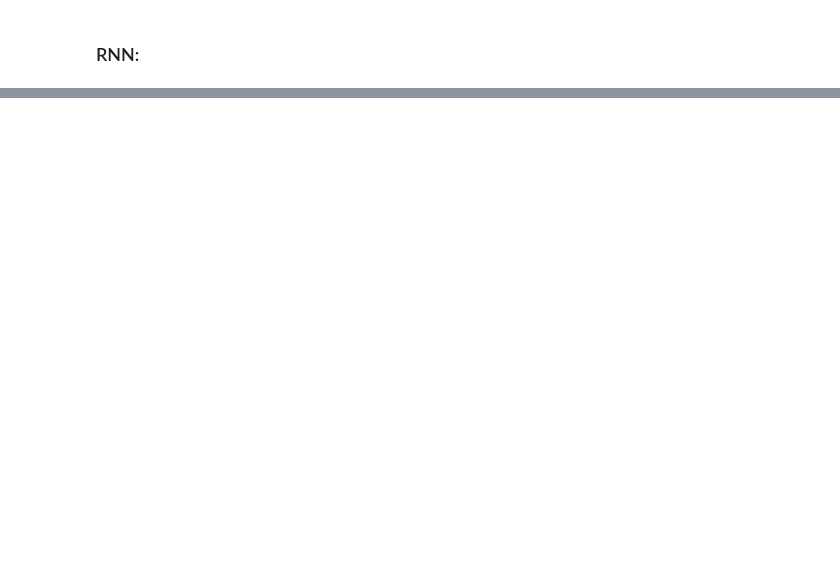
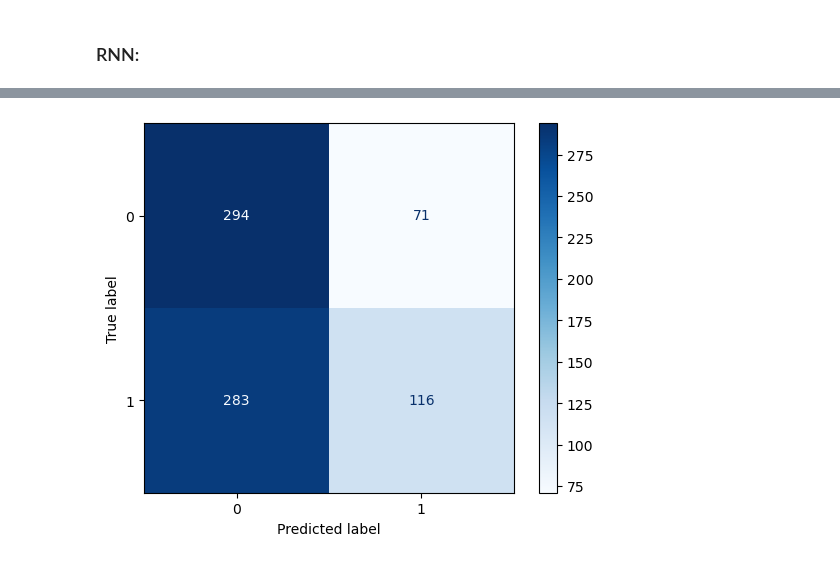
Before and after one commit to MasoodDastan/fomc, a Jupyter notebook: notebooks/07-Models.ipynb, the cells around one changed output, grey strips where cells are left out. Saved outputs shown, nothing was run; the diff lists cells and outputs as text; code cells hidden in the pictures; blank space fills up the shorter version.

```diff
--- a/notebooks/07-Models.ipynb
+++ b/notebooks/07-Models.ipynb
@@ -141,11 +90,0 @@ a, b = rnn_data_structure(training_set_scaled)
-# %%
-X_test = []
-y_test = []
-
-for i in range(9, len(test_set_scaled)):
-    X_test.append(test_set_scaled[i-9:i+1, :-1])
-    y_test.append(test_set_scaled[i, -1])
-X_test, y_test = np.array(X_test), np.array(y_test)
-
-# X_train = np.reshape(X_train, (X_train.shape[0], X_train.shape[1], 1))
-X_test.shape
@@ -238,0 +234,12 @@ weighted avg       0.27      0.52      0.36       755
+# %%
+X = data.drop(columns=['Adj Close', 'pct_change_adj_close', 'Volume', 'price_increase'])
+y = data['price_increase']
+
+X_train, X_test, y_train, y_test = train_test_split(
+    X, y, test_size=0.1, shuffle=False)
+
+sc = StandardScaler()
+X_train = sc.fit_transform(X_train)
+X_test = sc.transform(X_test)
+
+print(X_train.shape, X_test.shape)
@@ -238,0 +254,12 @@ weighted avg       0.27      0.52      0.36       755
+# %%
+models = [LogisticRegression(), SVC(
+  kernel='poly', probability=True), XGBClassifier()]
+
+for i in range(3):
+    models[i].fit(X_train, y_train)
+    print(f'{models[i]} : ')
+    print('Training Accuracy : ', metrics.roc_auc_score(
+    y_train, models[i].predict_proba(X_train)[:,1]))
+    print('Validation Accuracy : ', metrics.roc_auc_score(
+    y_test, models[i].predict_proba(X_test)[:,1]))
+    print()
@@ -238,0 +284,5 @@ weighted avg       0.27      0.52      0.36       755
+# %%
+ConfusionMatrixDisplay.from_estimator(models[0], X_test, y_test, cmap='Blues')
+plt.show()
+# %% [output]
+[figure, added]
```
Also changed, not shown: parts of 35 cells of this notebook, 1 other file.
